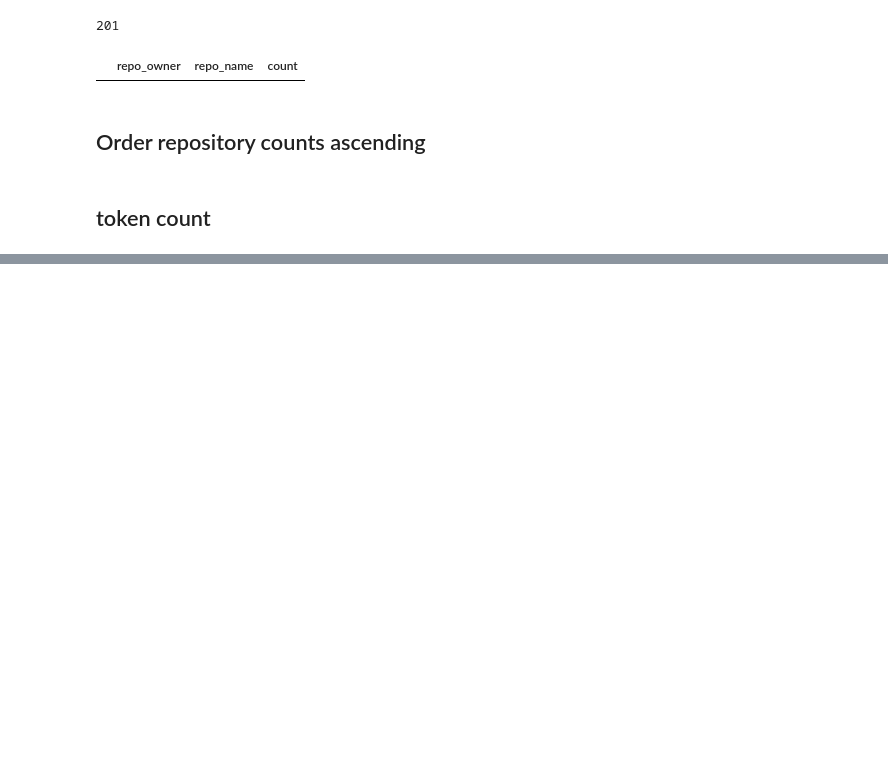
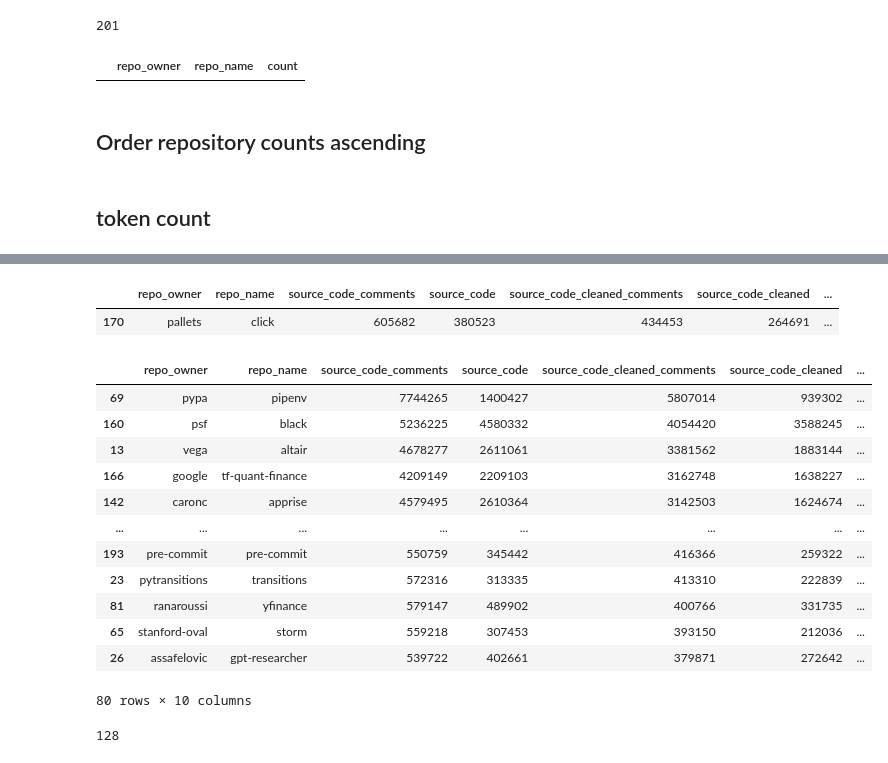
Before and after one commit to df1000/ma_automated_documentation, a Jupyter notebook: preprocessing/05_counts.ipynb, the cells around one changed output, grey strips where cells are left out. Drawn from its saved outputs; the diff is of its cells as text; code cells hidden in the pictures; blank space fills up the shorter version.

```diff
--- a/preprocessing/05_counts.ipynb
+++ b/preprocessing/05_counts.ipynb
@@ -194,0 +193,24 @@ df_to_save.to_json('../data/df_repos_counts_filtered.json', orient='records')
+# %%
+# estimation for addtional tokens of sno
+df_filtered['tokens_source_code_cleaned_comments'] = df_filtered['source_code_cleaned_comments'].apply(lambda x: (x / 3.99) + 11000).round().astype(int)
+# %%
+df_filtered[df_filtered['repo_name'] == 'click']
+# %% [output]
+|  | repo_owner | repo_name | source_code_comments | source_code | source_code_cleaned_comments | source_code_cleaned | ... |
+| 170 | pallets | click | 605682 | 380523 | 434453 | 264691 | ... |
+# %%
+df_filtered.sort_values('tokens_source_code_cleaned_comments',ascending=False).head(80)
+# %% [output]
+|  | repo_owner | repo_name | source_code_comments | source_code | source_code_cleaned_comments | source_code_cleaned | ... |
+| 69 | pypa | pipenv | 7744265 | 1400427 | 5807014 | 939302 | ... |
+| 160 | psf | black | 5236225 | 4580332 | 4054420 | 3588245 | ... |
+| 13 | vega | altair | 4678277 | 2611061 | 3381562 | 1883144 | ... |
+| 166 | google | tf-quant-finance | 4209149 | 2209103 | 3162748 | 1638227 | ... |
+| 142 | caronc | apprise | 4579495 | 2610364 | 3142503 | 1624674 | ... |
+| ... | ... | ... | ... | ... | ... | ... | ... |
+| 193 | pre-commit | pre-commit | 550759 | 345442 | 416366 | 259322 | ... |
+| 23 | pytransitions | transitions | 572316 | 313335 | 413310 | 222839 | ... |
+| 81 | ranaroussi | yfinance | 579147 | 489902 | 400766 | 331735 | ... |
+| 65 | stanford-oval | storm | 559218 | 307453 | 393150 | 212036 | ... |
+| 26 | assafelovic | gpt-researcher | 539722 | 402661 | 379871 | 272642 | ... |
+80 rows × 10 columns
@@ -194,0 +220,4 @@ df_to_save.to_json('../data/df_repos_counts_filtered.json', orient='records')
+# %%
+len(loaded_data)
+# %% [output]
+128
```
Also changed, not shown: parts of 7 cells of this notebook, 8 other files.
